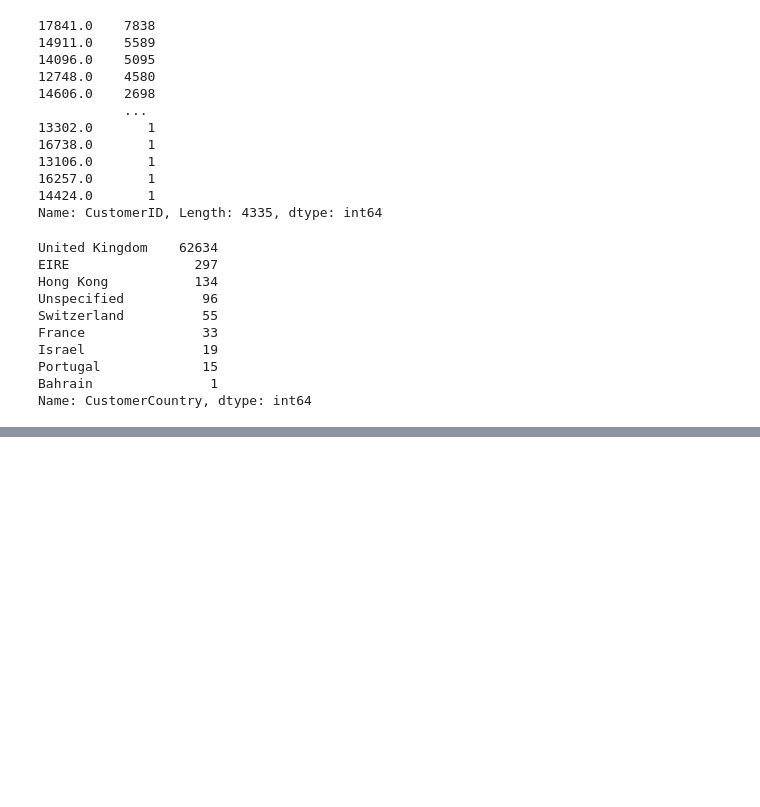
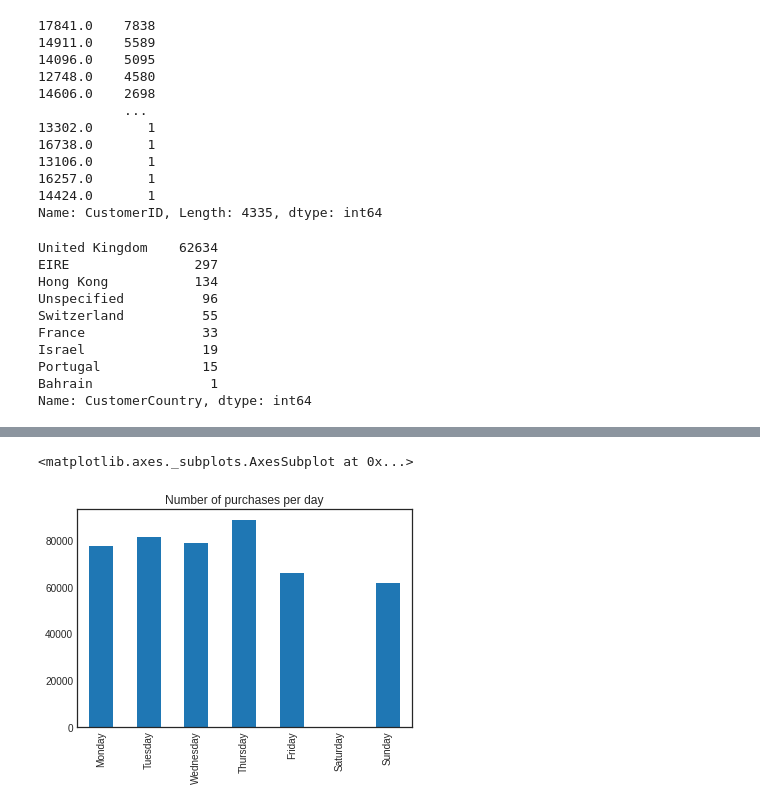
Before and after one commit to saramont/customer_supermarket_analysis, a Jupyter notebook: data_preparation_exploration.ipynb, the cells around one changed output, grey strips where cells are left out. Cells and saved outputs as stored; diff of their text form; code cells hidden in the pictures; blank space fills up the shorter version.

```diff
--- a/data_preparation_exploration.ipynb
+++ b/data_preparation_exploration.ipynb
@@ -506,0 +619,6 @@ Name: CustomerCountry, dtype: int64
+# %%
+cats = ['Monday', 'Tuesday', 'Wednesday', 'Thursday', 'Friday', 'Saturday', 'Sunday']
+df['BasketDate'].dt.day_name().value_counts().reindex(cats).plot(kind='bar', title='Number of purchases per day')
+# %% [output]
+<matplotlib.axes._subplots.AxesSubplot at 0x...>
+[figure, added]
```
Also changed, not shown: parts of 27 cells of this notebook.
